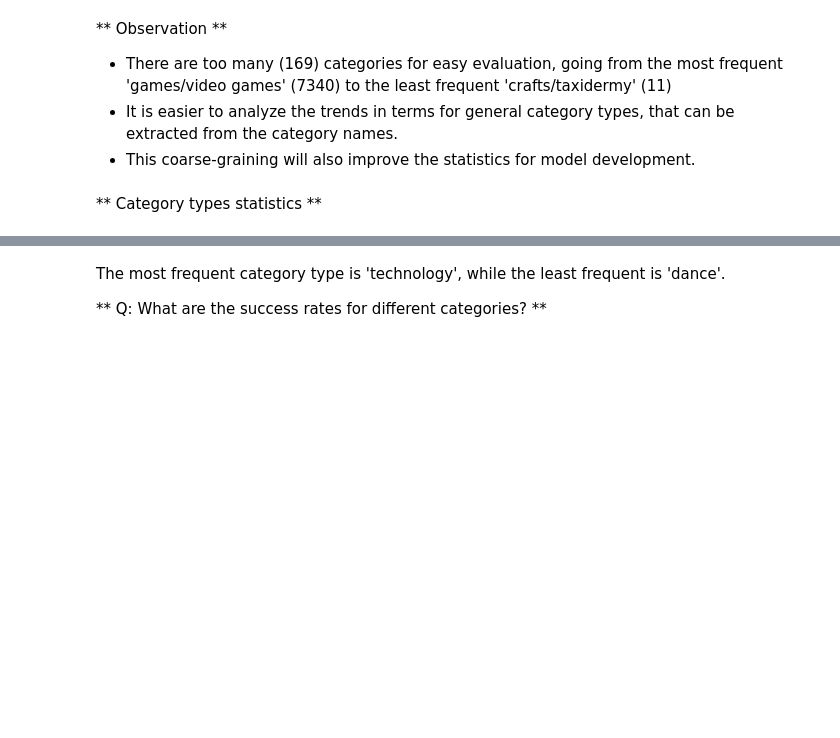
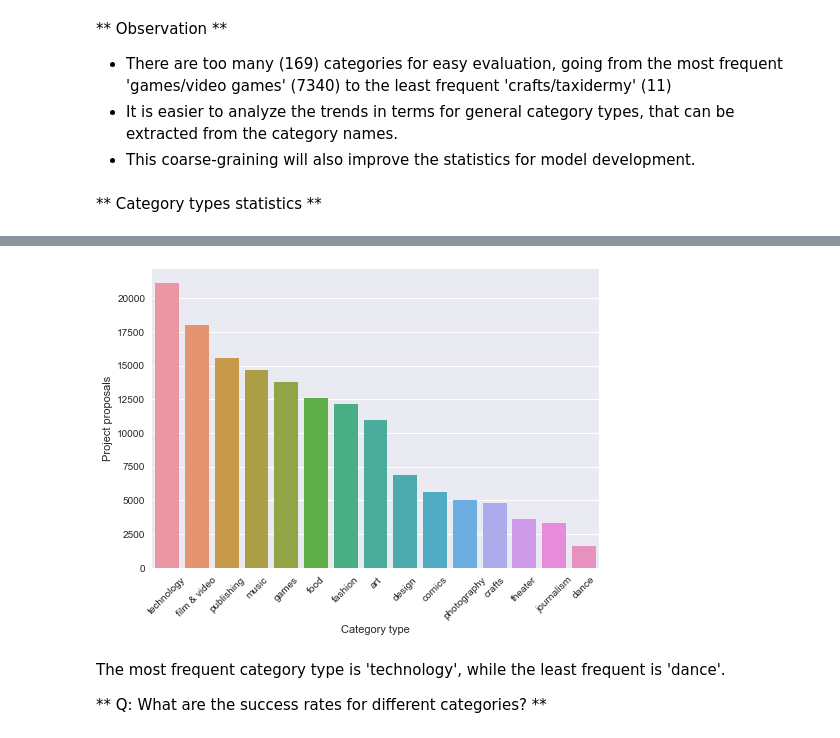
Before and after one commit to vlcekl/ds-crowdfunding, a Jupyter notebook: notebooks/statistics.ipynb, the cells around one changed output, grey strips where cells are left out. Drawn from its saved outputs; the diff is of its cells as text; code cells hidden in the pictures; blank space fills up the shorter version.

```diff
--- a/notebooks/statistics.ipynb
+++ b/notebooks/statistics.ipynb
@@ -624,3 +628,13 @@ Name: cat_type, dtype: int64
+# %%
+df_cat_counts = cat_counts.to_frame().sort_values(by='cat_type', ascending=False)
+df_cat_counts.head()
+sns.barplot(x=df_cat_counts.index, y='cat_type', data=df_cat_counts)
+plt.xticks(rotation=45)
+plt.xlabel('Category type')
+plt.ylabel('Project proposals')
+plt.savefig('../reports/figures/categories.png')
+# %% [output]
+[figure, added]
 # %% [markdown]
 The most frequent category type is 'technology', while the least frequent is 'dance'.
 
```
Also changed, not shown: parts of 28 cells of this notebook, 11 other files.
